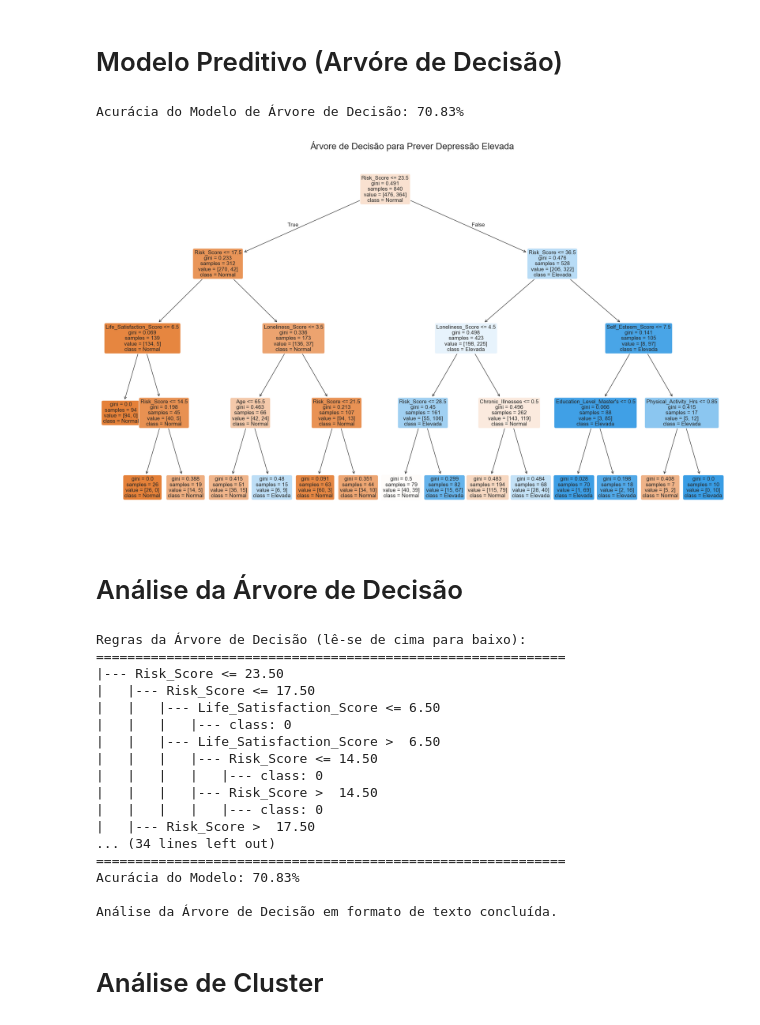
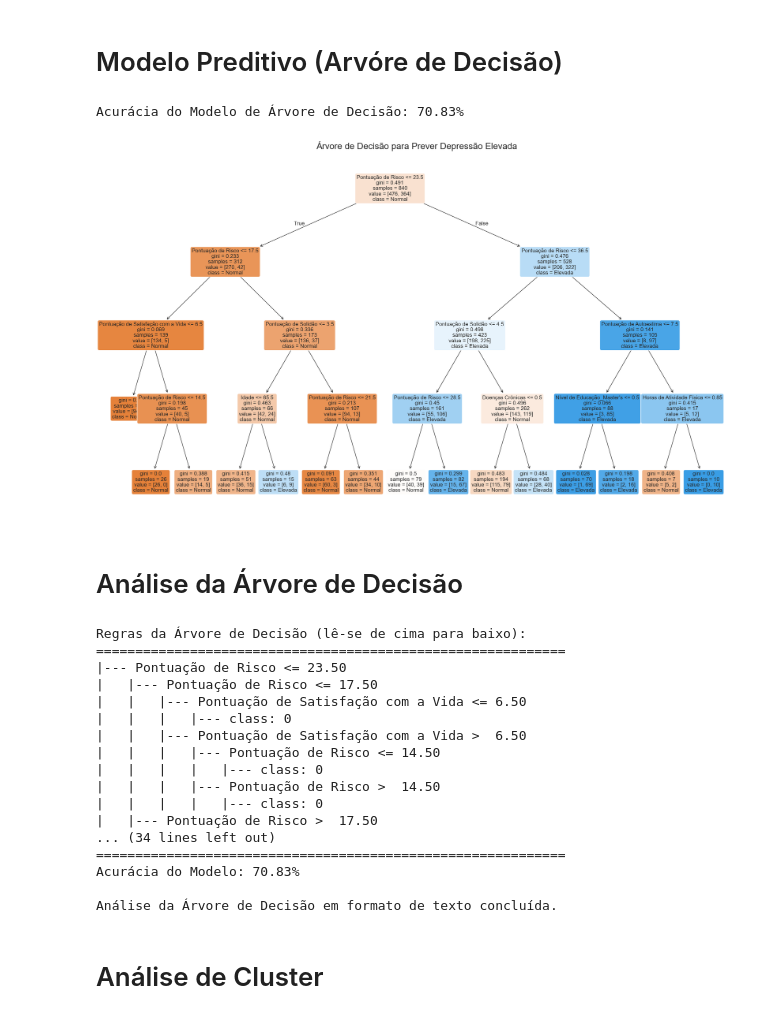
Before and after one commit to nise1301/projeto_saudemental, a Jupyter notebook: Projeto Saude Mental.ipynb, the cells around one changed output. Cells and saved outputs as stored; diff of their text form; code cells hidden in the pictures.

```diff
--- a/Projeto Saude Mental.ipynb
+++ b/Projeto Saude Mental.ipynb
@@ -339,11 +443,11 @@ Interação entre Estresse no Trabalho e Gênero
 # %% [markdown]
 # Criação e Análise de um "Perfil de Risco" #
 # %%
-print("\nerfil de Risco vs. Status de Emprego")
+print("\nPerfil de Risco vs. Status de Emprego")
 
-df['Risk_Score'] = df['Anxiety_Score'] + df['Depression_Score'] + df['Loneliness_Score']
+df['Pontuação de Risco'] = df['Pontuação de Ansiedade'] + df['Pontuação de Depressão'] + df['Pontuação de Solidão']
 
-mean_risk_employment = df.groupby('Employment_Status')['Risk_Score'].mean().round(2).sort_values(ascending=False)
+mean_risk_employment = df.groupby('Status de Emprego')['Pontuação de Risco'].mean().round(2).sort_values(ascending=False)
 print("Pontuação Média do Perfil de Risco por Status de Emprego:")
 print(mean_risk_employment)
 
@@ -369,20 +473,20 @@ Name: Risk_Score, dtype: float64
 # %%
 print("\nEfetividade da Terapia em Subgrupos")
 
-df['Family_History_Status'] = df['Family_History_Mental_Illness'].map({0: 'Sem Histórico', 1: 'Com Histórico'})
-df['Therapy_Status'] = df['Therapy'].map({0: 'Não faz Terapia', 1: 'Faz Terapia'})
+df['Histórico_Familiar_Status'] = df['Histórico Familiar Doença Mental'].map({0: 'Sem Histórico', 1: 'Com Histórico'})
+df['Terapia_Status'] = df['Terapia'].map({0: 'Não faz Terapia', 1: 'Faz Terapia'})
 
 fig, axes = plt.subplots(1, 2, figsize=(18, 8), sharey=True)
 fig.suptitle('Impacto da Terapia na Depressão, por Histórico Familiar', fontsize=20)
 
-sns.boxplot(ax=axes[0], x='Therapy_Status', y='Depression_Score', data=df[df['Family_History_Status'] == 'Com Histórico'],
-            palette='coolwarm', hue='Therapy_Status', legend=False)
+sns.boxplot(ax=axes[0], x='Terapia_Status', y='Pontuação de Depressão', data=df[df['Histórico_Familiar_Status'] == 'Com Histórico'],
+            palette='coolwarm', hue='Terapia_Status', legend=False)
 axes[0].set_title('Grupo COM Histórico Familiar', fontsize=16)
 axes[0].set_xlabel('')
 axes[0].set_ylabel('Pontuação de Depressão', fontsize=12)
 
-sns.boxplot(ax=axes[1], x='Therapy_Status', y='Depression_Score', data=df[df['Family_History_Status'] == 'Sem Histórico'],
-            palette='coolwarm', hue='Therapy_Status', legend=False)
+sns.boxplot(ax=axes[1], x='Terapia_Status', y='Pontuação de Depressão', data=df[df['Histórico_Familiar_Status'] == 'Sem Histórico'],
+            palette='coolwarm', hue='Terapia_Status', legend=False)
 axes[1].set_title('Grupo SEM Histórico Familiar', fontsize=16)
 axes[1].set_xlabel('')
 axes[1].set_ylabel('')
@@ -393,22 +497,22 @@ Efetividade da Terapia em Subgrupos
 # %% [markdown]
 # Índice de Hábitos Saudáveis vs. Satisfação com a Vida #
 # %%
-print("\Índice de Hábitos Saudáveis vs. Satisfação com a Vida")
+print("\nÍndice de Hábitos Saudáveis vs. Satisfação com a Vida")
 
-sleep_threshold = df['Sleep_Hours'].median()
-activity_threshold = df['Physical_Activity_Hrs'].median()
+sleep_threshold = df['Horas de Sono'].median()
+activity_threshold = df['Horas de Atividade Física'].median()
 
-df['Healthy_Habits_Score'] = (
-    (df['Sleep_Hours'] >= sleep_threshold).astype(int) +
-    (df['Physical_Activity_Hrs'] >= activity_threshold).astype(int) +
-    df['Meditation']
+df['Índice de Hábitos Saudáveis'] = (
+    (df['Horas de Sono'] >= sleep_threshold).astype(int) +
+    (df['Horas de Atividade Física'] >= activity_threshold).astype(int) +
+    df['Meditação']
 )
 
-correlation_habits_satisfaction = df[['Healthy_Habits_Score', 'Life_Satisfaction_Score']].corr().iloc[0, 1]
+correlation_habits_satisfaction = df[['Índice de Hábitos Saudáveis', 'Pontuação de Satisfação com a Vida']].corr().iloc[0, 1]
 print(f"Correlação entre Índice de Hábitos Saudáveis e Satisfação com a Vida: {correlation_habits_satisfaction:.2f}")
 
 plt.figure(figsize=(10, 6))
-sns.regplot(x='Healthy_Habits_Score', y='Life_Satisfaction_Score', data=df,
+sns.regplot(x='Índice de Hábitos Saudáveis', y='Pontuação de Satisfação com a Vida', data=df,
             x_jitter=0.2,
             line_kws={"color": "blue"}, scatter_kws={'alpha':0.3})
 plt.title('Relação entre Hábitos Saudáveis e Satisfação com a Vida', fontsize=16)
@@ -436,34 +540,34 @@ plt.style.use('seaborn-v0_8-darkgrid')
 # %% [markdown]
 # Modelo Preditivo (Arvóre de Decisão) #
 # %%
-df['Depressao_Elevada'] = (df['Depression_Score'] > 12).astype(int)
-features = df.drop(['Depression_Score', 'Depressao_Elevada', 'Anxiety_Score', 'Stress_Level'], axis=1)
+df['Depressao_Elevada'] = (df['Pontuação de Depressão'] > 12).astype(int)
+features = df.drop(['Pontuação de Depressão', 'Depressao_Elevada', 'Pontuação de Ansiedade', 'Nível de Estresse'], axis=1)
 features_encoded = pd.get_dummies(features, drop_first=True)
 target = df['Depressao_Elevada']
 X_train, X_test, y_train, y_test = train_test_split(features_encoded, target, test_size=0.3, random_state=42)
 
 tree_model = DecisionTreeClassifier(max_depth=4, random_state=42)
 tree_model.fit(X_train, y_train)
 
 y_pred = tree_model.predict(X_test)
 accuracy = accuracy_score(y_test, y_pred)
 print(f"Acurácia do Modelo de Árvore de Decisão: {accuracy:.2%}")
 
 plt.figure(figsize=(25, 15))
 plot_tree(tree_model, feature_names=features_encoded.columns, class_names=['Normal', 'Elevada'], filled=True, rounded=True, fontsize=12)
 plt.title("Árvore de Decisão para Prever Depressão Elevada", fontsize=20)
 plt.show()
 # %% [output]
 Acurácia do Modelo de Árvore de Decisão: 70.83%
-[figure, old version]
+[figure, new version]
 # %%
 from sklearn.tree import export_text
 # %% [markdown]
 # Análise da Árvore de Decisão #
 # %%
-df['Depressao_Elevada'] = (df['Depression_Score'] > 12).astype(int)
-features = df.drop(['Depression_Score', 'Depressao_Elevada', 'Anxiety_Score', 'Stress_Level'], axis=1)
-features = features.drop(['Cluster', 'Family_History_Status', 'Therapy_Status', 'Estresse_Financeiro_Alto', 'Healthy_Habits_Score', 'Meditation_Status'], axis=1, errors='ignore')
+df['Depressao_Elevada'] = (df['Pontuação de Depressão'] > 12).astype(int)
+features = df.drop(['Pontuação de Depressão', 'Depressao_Elevada', 'Pontuação de Ansiedade', 'Nível de Estresse'], axis=1)
+features = features.drop(['Cluster', 'Histórico_Familiar_Status', 'Terapia_Status', 'Estresse_Financeiro_Alto', 'Índice de Hábitos Saudáveis', 'Meditação_Status'], axis=1, errors='ignore')
 
 features_encoded = pd.get_dummies(features, drop_first=True)
 target = df['Depressao_Elevada']
@@ -488,16 +592,16 @@ print("\nAnálise da Árvore de Decisão em formato de texto concluída.")
 # %% [output]
 Regras da Árvore de Decisão (lê-se de cima para baixo):
 ============================================================
-|--- Risk_Score <= 23.50
-|   |--- Risk_Score <= 17.50
-|   |   |--- Life_Satisfaction_Score <= 6.50
+|--- Pontuação de Risco <= 23.50
+|   |--- Pontuação de Risco <= 17.50
+|   |   |--- Pontuação de Satisfação com a Vida <= 6.50
 |   |   |   |--- class: 0
-|   |   |--- Life_Satisfaction_Score >  6.50
-|   |   |   |--- Risk_Score <= 14.50
+|   |   |--- Pontuação de Satisfação com a Vida >  6.50
+|   |   |   |--- Pontuação de Risco <= 14.50
 |   |   |   |   |--- class: 0
-|   |   |   |--- Risk_Score >  14.50
+|   |   |   |--- Pontuação de Risco >  14.50
 |   |   |   |   |--- class: 0
-|   |--- Risk_Score >  17.50
+|   |--- Pontuação de Risco >  17.50
 ... (34 lines left out)
 ============================================================
 Acurácia do Modelo: 70.83%
```
Also changed, not shown: parts of 26 cells of this notebook, 1 other file.
